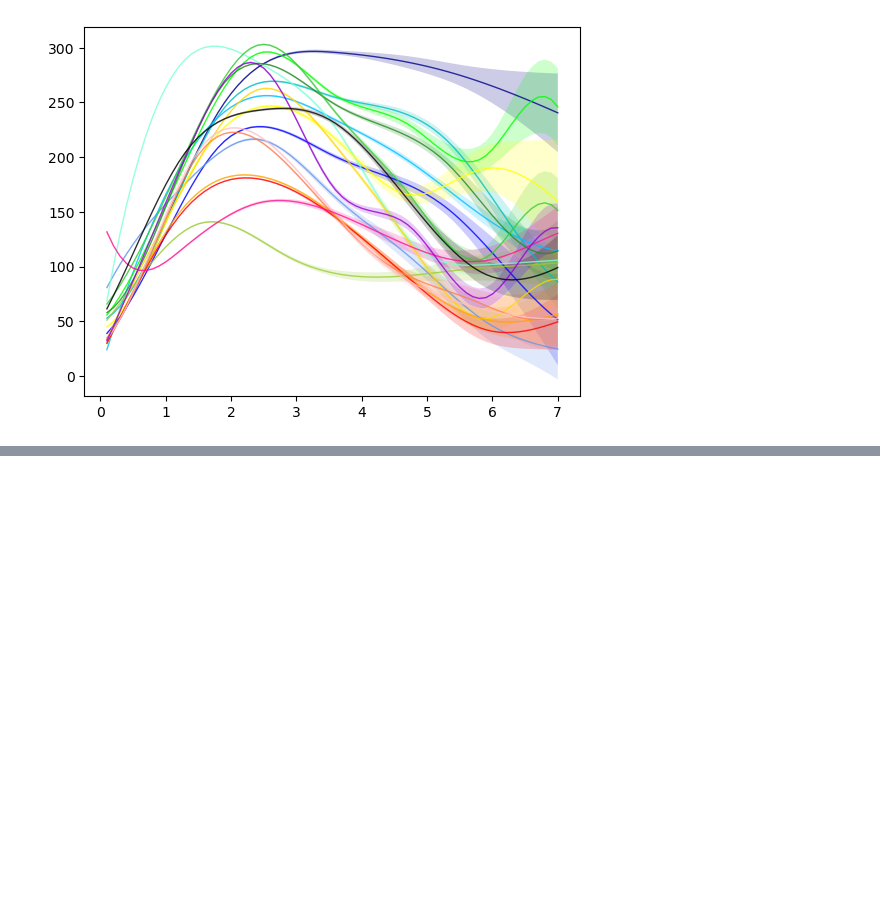
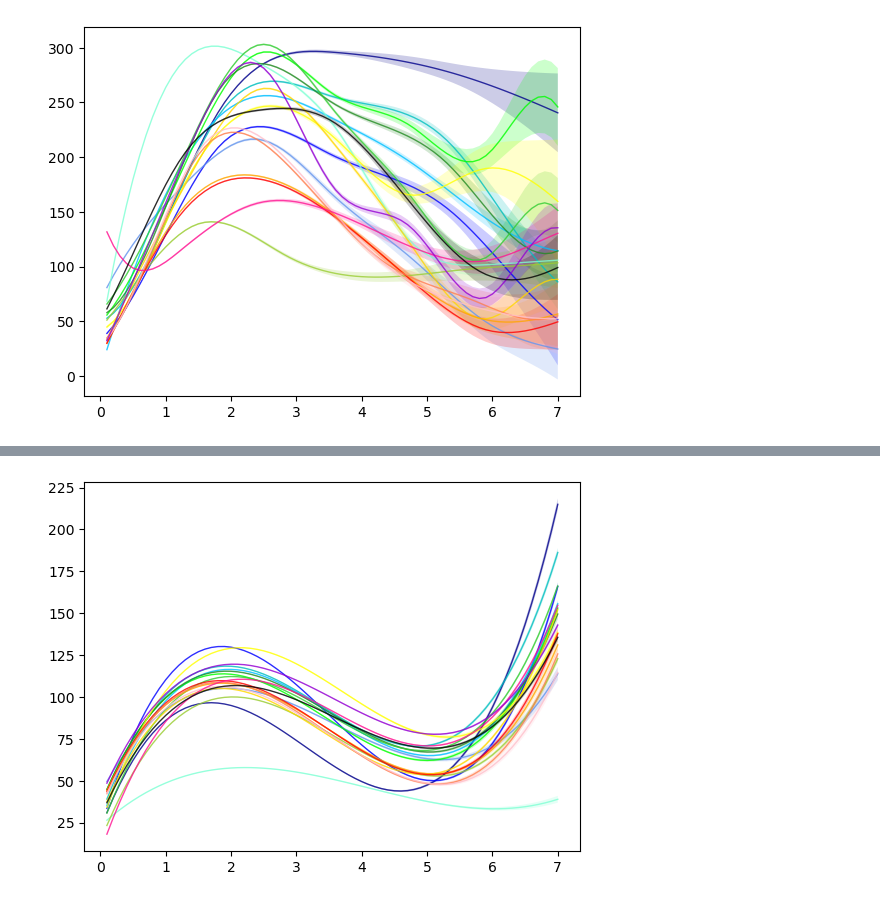
Before and after one commit to bibivking/LSM_VPD_PLUMBER2, a Jupyter notebook: check_fitted_GAM_curve.ipynb, the cells around one changed output, grey strips where cells are left out. Cells and saved outputs as stored; diff of their text form; code cells hidden in the pictures; blank space fills up the shorter version.

```diff
--- a/check_fitted_GAM_curve.ipynb
+++ b/check_fitted_GAM_curve.ipynb
@@ -453,0 +233,16 @@ plt.show()
+# %%
+for model_out_name in model_list:
+
+    # set line color
+    line_color = model_colors[model_out_name]
+
+    value      = Qle_GAM_04[model_out_name+'_vals']
+    vals_bot   = Qle_GAM_04[model_out_name+'_bot']
+    vals_top   = Qle_GAM_04[model_out_name+'_top']
+
+    # print(var_vpd_series,value,vals_bot,vals_top)
+    plt.plot(var_vpd_series, value, lw=1, color=line_color, alpha=0.8, label=model_out_name) #edgecolor='none', c='red' .rolling(window=10).mean()
+    plt.fill_between(var_vpd_series,vals_bot.values,vals_top.values, color=line_color, edgecolor="none", alpha=0.2) #  .rolling(window=10).mean()
+plt.show()
+# %% [output]
+[figure, added]
```
Also changed, not shown: parts of 39 cells of this notebook, 13 other files.
